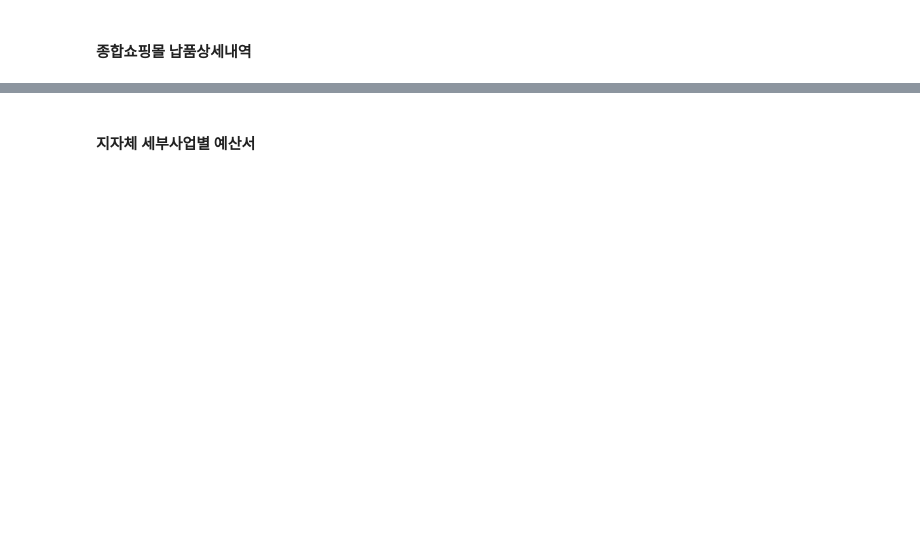
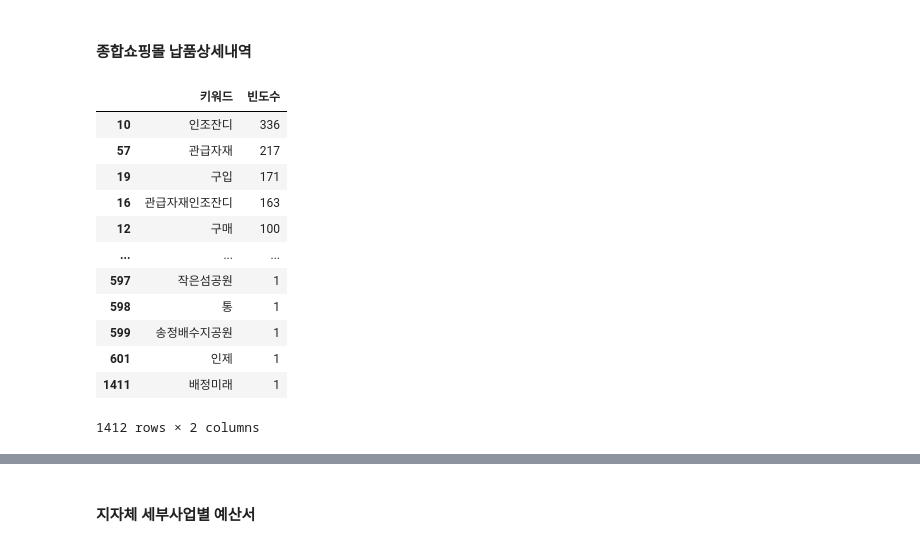
Before and after one commit to kkwann/mido_project, a Jupyter notebook: Data_preprocessing.ipynb, the cells around one changed output, grey strips where cells are left out. Saved outputs shown, nothing was run; the diff lists cells and outputs as text; code cells hidden in the pictures; blank space fills up the shorter version.

```diff
--- a/Data_preprocessing.ipynb
+++ b/Data_preprocessing.ipynb
@@ -81,3 +79,3 @@ all_shop_df = get_dataframe_from_bigquery('g2b', 'shop_detail_df_all',bigqueryke
 # %%
-all_shop_df_fin = all_shop_df[['납품요구접수일자', '수요기관명', '납품요구건명', '업체명', '단가', '단위', '수량', '금액', '수요기관구분', '수요기관지역명','납품요구지청명']]
+all_shop_df_fin = all_shop_df[['납품요구접수일자', '수요기관명', '납품요구건명', '업체명', '단가', '단위', '수량', '금액', '수요기관코드', '수요기관구분', '수요기관지역명','납품요구지청명']]
 all_shop_df_fin = all_shop_df_fin.sort_values(['납품요구접수일자'],ascending=False).reset_index(drop=True)
@@ -96,6 +82,29 @@ def replace_multiple_spaces_with_single(text):
+# %%
+# 특수문자, 숫자, 영어 제거 함수 (연속된 공백을 단일 공백으로 변환 포함)
+def clean_text(text):
+    text = re.sub('[^ㄱ-ㅎㅏ-ㅣ가-힣\s]', '', text)
+    text = re.sub('\s+', ' ', text).strip()  # 연속된 공백을 단일 공백으로 변환
+    return text
 # %%
-all_shop_df_fin['납품요구건명_re'] = all_shop_df_fin['납품요구건명'].apply(replace_special_characters)
-all_shop_df_fin['납품요구건명_re'] = all_shop_df_fin['납품요구건명_re'].apply(remove_numbers_and_english)
-all_shop_df_fin['납품요구건명_re'] = all_shop_df_fin['납품요구건명_re'].apply(replace_multiple_spaces_with_single)
-
+# 사업명 전처리
+all_shop_df_fin['납품요구건명_re'] = all_shop_df_fin['납품요구건명'].apply(clean_text)
+all_shop_df_fin['납품요구건명_re'] = all_shop_df_fin['납품요구건명_re'].str.replace('초등학교','').str.replace('중학교','').str.replace('고등학교','')
 all_shop_df_fin['납품요구건명_re'] = all_shop_df_fin['납품요구건명_re'].str.strip()
+# %%
+# 사업명 키워드 필터링
+mapping_keywd_all = list(chain(*all_shop_df_fin['납품요구건명_re'].str.split(' '))) ## 전체 키워드
+mapping_keywd_all_filter_cnt = pd.Series(Counter(mapping_keywd_all))
+
+mapping_keywd3 = list(chain(*all_shop_df_fin['납품요구건명_re'].str.split(' ').str[:3])) ## split 3개 키워드
+mapping_keywd3_filter_cnt = pd.Series(Counter(mapping_keywd3))
+
+mapping_keywd2 = list(chain(*all_shop_df_fin['납품요구건명_re'].str.split(' ').str[:2])) ## split 2개 키워드
+mapping_keywd2_filter_cnt = pd.Series(Counter(mapping_keywd2))
+
+mapping_keywd1 = list(chain(*all_shop_df_fin['납품요구건명_re'].str.split(' ').str[:1])) ## split 1개 키워드
+mapping_keywd1_filter_cnt = pd.Series(Counter(mapping_keywd1))
+
+mapping_keywd_all_filter_cnt_nm = ('|').join(mapping_keywd_all_filter_cnt[mapping_keywd_all_filter_cnt <= mapping_keywd_all_filter_cnt.mean()].keys())
+mapping_keywd3_filter_cnt_nm = ('|').join(mapping_keywd3_filter_cnt[mapping_keywd3_filter_cnt <= mapping_keywd3_filter_cnt.mean()].keys())
+mapping_keywd2_filter_cnt_nm = ('|').join(mapping_keywd2_filter_cnt[mapping_keywd2_filter_cnt <= mapping_keywd2_filter_cnt.mean()].keys())
+mapping_keywd1_filter_cnt_nm = ('|').join(mapping_keywd1_filter_cnt[mapping_keywd1_filter_cnt <= mapping_keywd1_filter_cnt.mean()].keys())
@@ -101,0 +114,18 @@ all_shop_df_fin['납품요구건명_re'] = all_shop_df_fin['납품요구건명_r
+# %%
+# 전체 키워드 데이터셋
+mapping_keywd_df = pd.DataFrame(Counter(mapping_keywd_all).items(),columns=['키워드','빈도수'])
+mapping_keywd_df.sort_values('빈도수',ascending=False)
+# %% [output]
+|  | 키워드 | 빈도수 |
+| 10 | 인조잔디 | 336 |
+| 57 | 관급자재 | 217 |
+| 19 | 구입 | 171 |
+| 16 | 관급자재인조잔디 | 163 |
+| 12 | 구매 | 100 |
+| ... | ... | ... |
+| 597 | 작은섬공원 | 1 |
+| 598 | 통 | 1 |
+| 599 | 송정배수지공원 | 1 |
+| 601 | 인제 | 1 |
+| 1411 | 배정미래 | 1 |
+1412 rows × 2 columns
```
Also changed, not shown: parts of 22 cells of this notebook, 1 other file.
